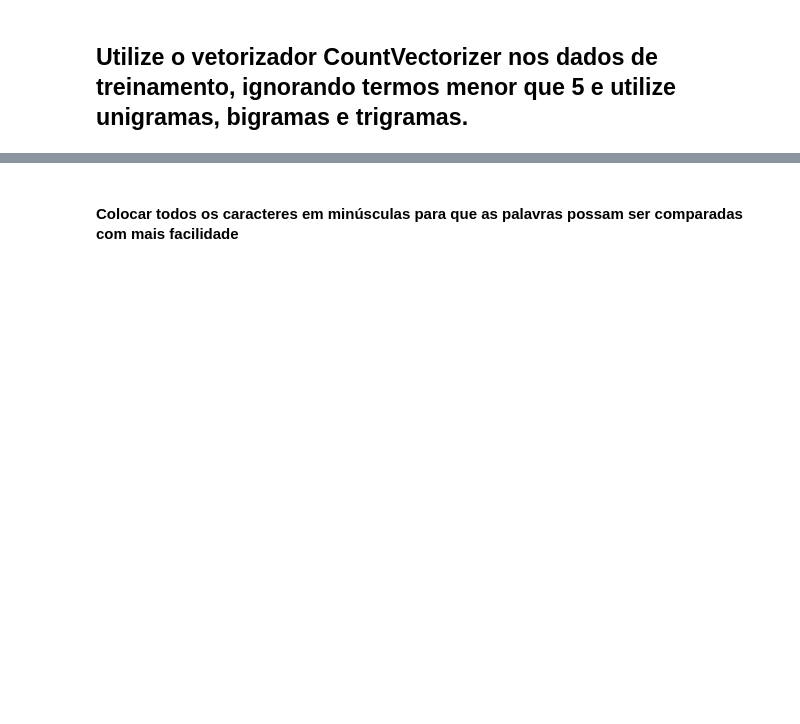
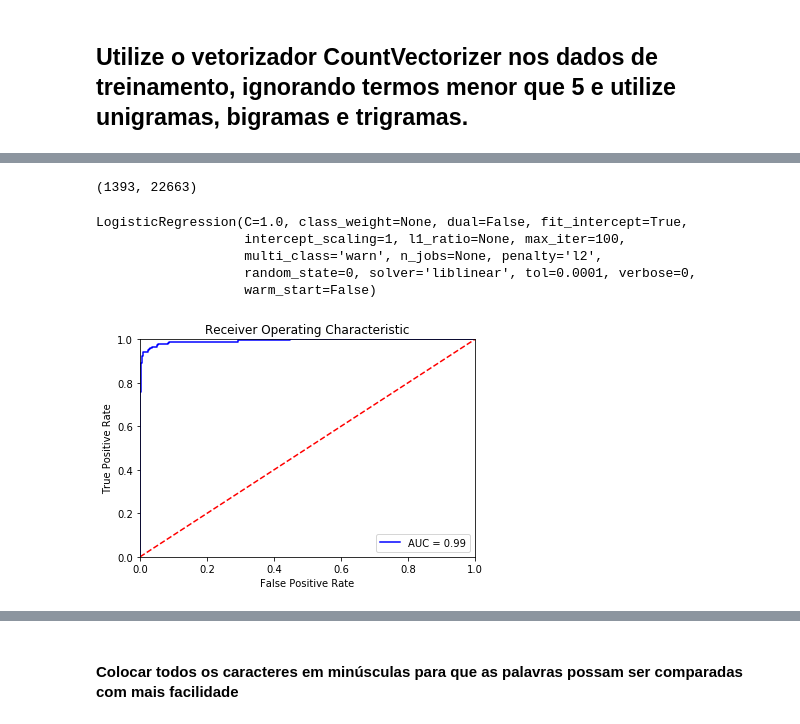
Before and after one commit to hallpaz/Data-Science-IMPA, a Jupyter notebook: assignments/Exercicio3.ipynb, the cells around one changed output, grey strips where cells are left out. Saved outputs shown, nothing was run; the diff lists cells and outputs as text; code cells hidden in the pictures; blank space fills up the shorter version.

```diff
--- a/assignments/Exercicio3.ipynb
+++ b/assignments/Exercicio3.ipynb
@@ -91,0 +158,18 @@ df
+# %%
+# A mesma coisa para os dados de teste
+test_features = hstack((test_matrix, test_digits.to_numpy()[:, None], test_not_words.to_numpy()[:, None]))
+test_features.shape
+# %% [output]
+(1393, 22663)
+# %%
+from sklearn.linear_model import LogisticRegression
+
+lrmodel = LogisticRegression(random_state=0, solver='liblinear', C=1.0)
+# %%
+lrmodel.fit(train_features, y_train)
+# %% [output]
+LogisticRegression(C=1.0, class_weight=None, dual=False, fit_intercept=True,
+                   intercept_scaling=1, l1_ratio=None, max_iter=100,
+                   multi_class='warn', n_jobs=None, penalty='l2',
+                   random_state=0, solver='liblinear', tol=0.0001, verbose=0,
+                   warm_start=False)
@@ -91,0 +178,5 @@ df
+# %%
+# predict probabilities
+lr_probs = lrmodel.predict_proba(test_features)
+# keep probabilities for the positive outcome only
+lr_probs = lr_probs[:, 1]
@@ -91,0 +186,15 @@ df
+# %%
+fpr, tpr, threshold = metrics.roc_curve(y_test, lr_probs)
+roc_auc = metrics.roc_auc_score(y_test, lr_probs)
+
+plt.title('Receiver Operating Characteristic')
+plt.plot(fpr, tpr, 'b', label = 'AUC = %0.2f' % roc_auc)
+plt.legend(loc = 'lower right')
+plt.plot([0, 1], [0, 1],'r--')
+plt.xlim([0, 1])
+plt.ylim([0, 1])
+plt.ylabel('True Positive Rate')
+plt.xlabel('False Positive Rate')
+plt.show()
+# %% [output]
+[figure, added]
```
Also changed, not shown: parts of 19 cells of this notebook, 2 other files.
